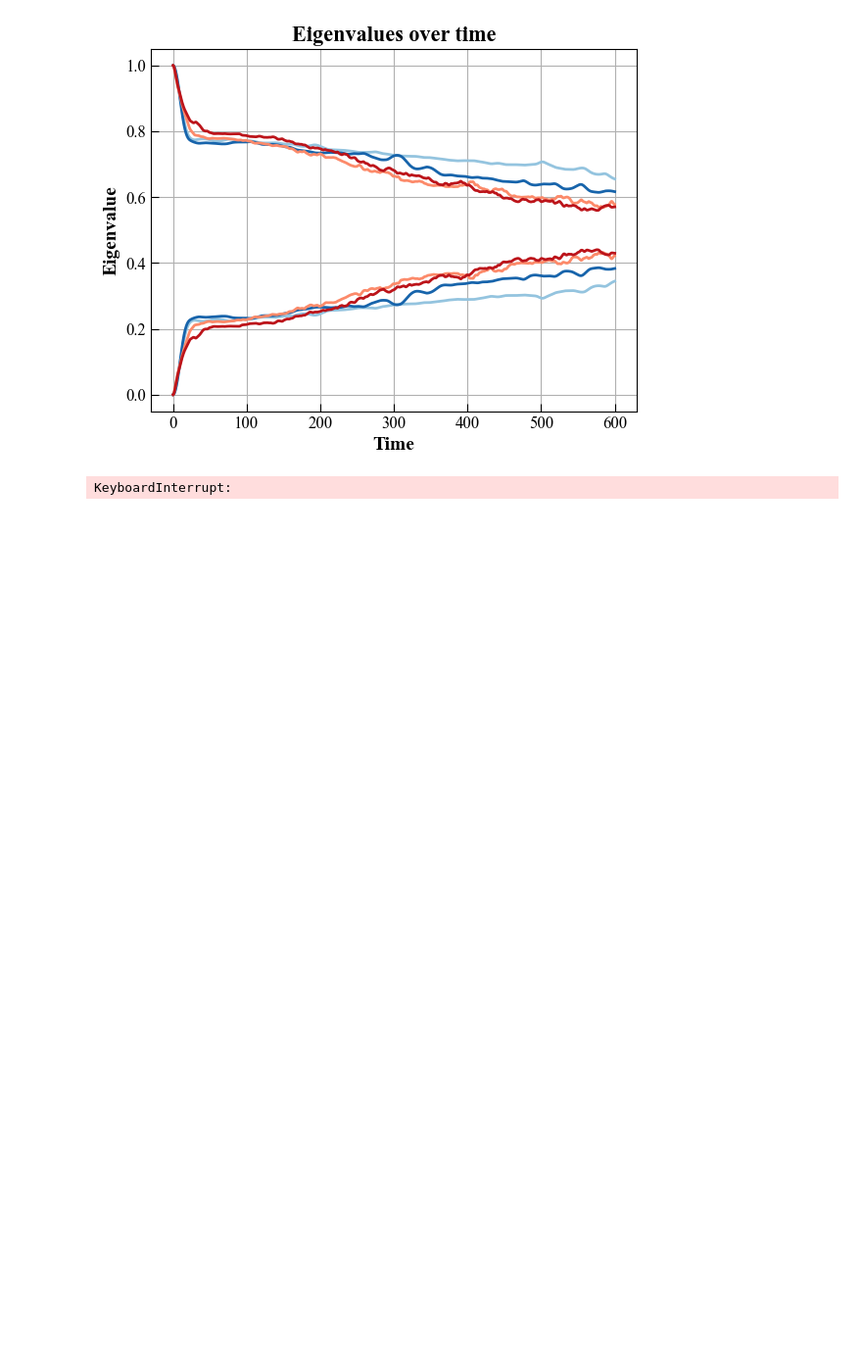
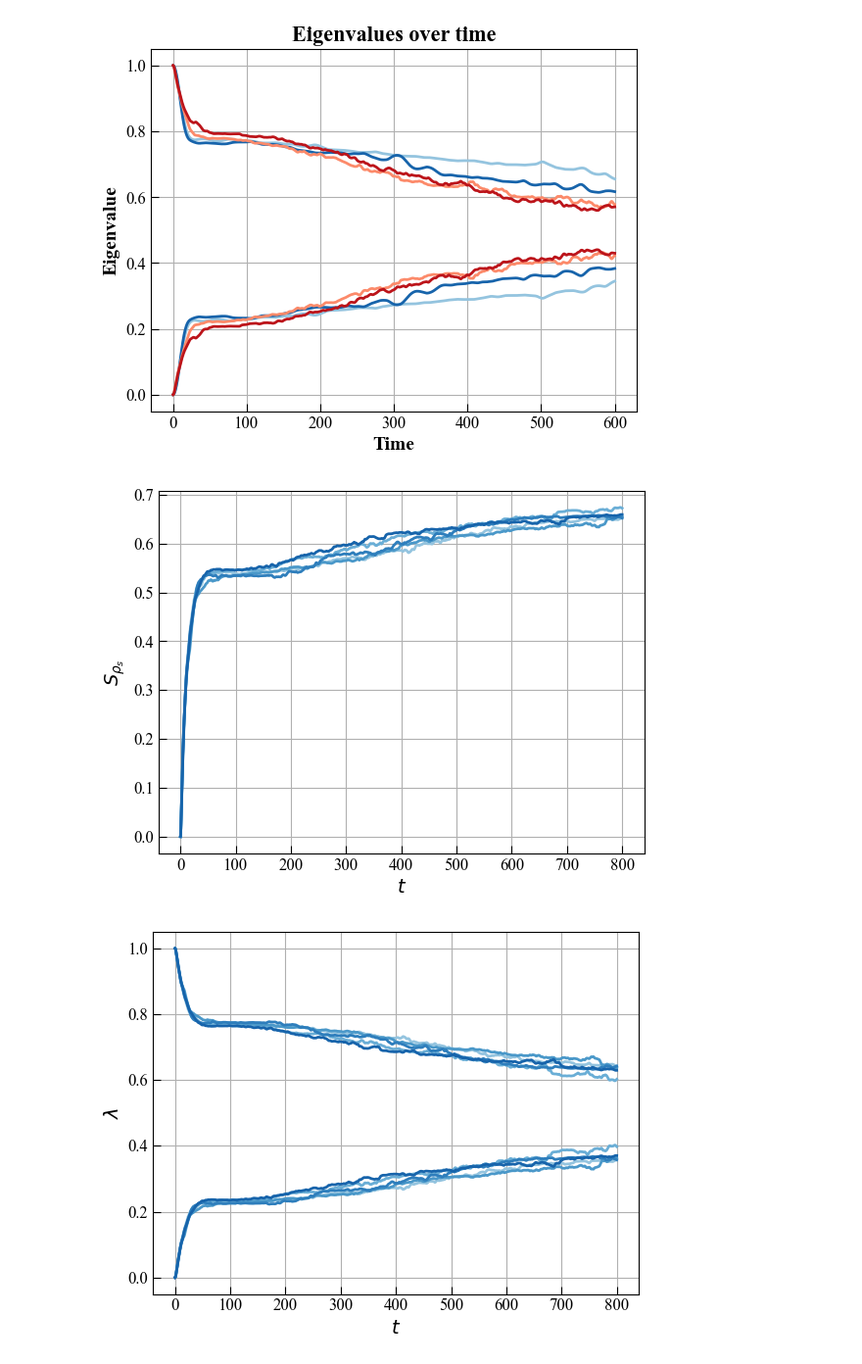
Before and after one commit to MarinAndreGirard/ACL, a Jupyter notebook: Working/2_locality.ipynb, the cells around one changed output. Shown at 98% size. Drawn from its saved outputs; the diff is of its cells as text; code cells hidden in the pictures; blank space fills up the shorter version.

Commit message:
trying to get the latex working as well as getting the regular decoherence graph

```diff
--- a/Working/2_locality.ipynb
+++ b/Working/2_locality.ipynb
@@ -20,6 +20,7 @@ import numpy as np
 import qutip as qt
 import math
 import matplotlib.pyplot as plt
+import pickle
 
 from IPython.display import HTML # both needed to disply gifs
 from PIL import Image
@@ -62,7 +63,7 @@ from utils.interference import interference_plot
 from utils.expectations import exp_val_time
 from utils.plot_hamiltonians import plot_hamiltonians
 
-plt.rc('text', usetex=True)
+plt.rc('text', usetex=False)
 plt.rcParams['font.family'] = 'serif'
 plt.rcParams['font.serif'] = ['Times New Roman']
 plt.rcParams['axes.titlesize'] = 16             # Title font size
@@ -647,7 +652,56 @@ plot_function("2_locality_sy","non_locality_sy")
 # %% [output]
 [figure]
 [figure]
-# %%
-plot_function("general_decoherence","general_decoherence",[1,2,3,4,5])
-# %% [output]
-KeyboardInterrupt:
+# %%
+def plot_function_simple(file_name_local,file_suffixes=[1,2],n_e=8):
+    file_name = file_name_local
+    # Local Hamiltonian entropies
+    local_entropies = []
+    local_eigenvalues = []
+    for suffix in file_suffixes:
+        tlist, entropies, eigenvalues_list = get_entrop_and_eigen(suffix,file_name,n_e)
+        local_entropies.append(entropies)
+        local_eigenvalues.append(eigenvalues_list)
+
+    # Plot the results
+    from matplotlib import cm
+
+    blues = cm.Blues(np.linspace(0.4, 0.8, len(file_suffixes)))  # Blue shades for the first 4 (local)
+
+    l=len(file_suffixes)
+
+    # Plot for local Hamiltonian
+    for i in range(l-1):
+        plt.plot(tlist, local_entropies[i], color=blues[i])
+    plt.plot(tlist, local_entropies[l-1], color=blues[l-1], label="Local Entropy")
+
+    plt.xlabel(r'$t$')
+    plt.ylabel(r'$S_{\rho_s}$')
+    #plt.title('Von Neumann Entropy over time')
+    plt.grid(True)
+    #plt.legend()
+    name=file_name+"VN"+".pickle"
+    with open(name, 'wb') as f:
+        pickle.dump(plt.gcf(), f)  # Save the current figure (gcf)
+
+    plt.show()
+
+    plt.plot(0, local_eigenvalues[l-1][0][0], color=blues[l-1], label="Eigenvalues local case")
+
+    for i in range(l):
+        plt.plot(tlist, local_eigenvalues[i], color=blues[i])
+
+    plt.xlabel(r'$t$')
+    plt.ylabel(r'$\lambda$')
+    #plt.title('Eigenvalues over time')
+    plt.grid(True)
+    #plt.legend()
+    name=file_name+"eigval"+".pickle"
+    with open(name, 'wb') as f:
+        pickle.dump(plt.gcf(), f)  # Save the current figure (gcf)
+    plt.show()
+
+plot_function_simple("general_decoherence",[1,2,3,4,5])
+# %% [output]
+[figure, added]
+[figure, added]
```
Also changed, not shown: parts of 6 cells of this notebook, 8 other files.
